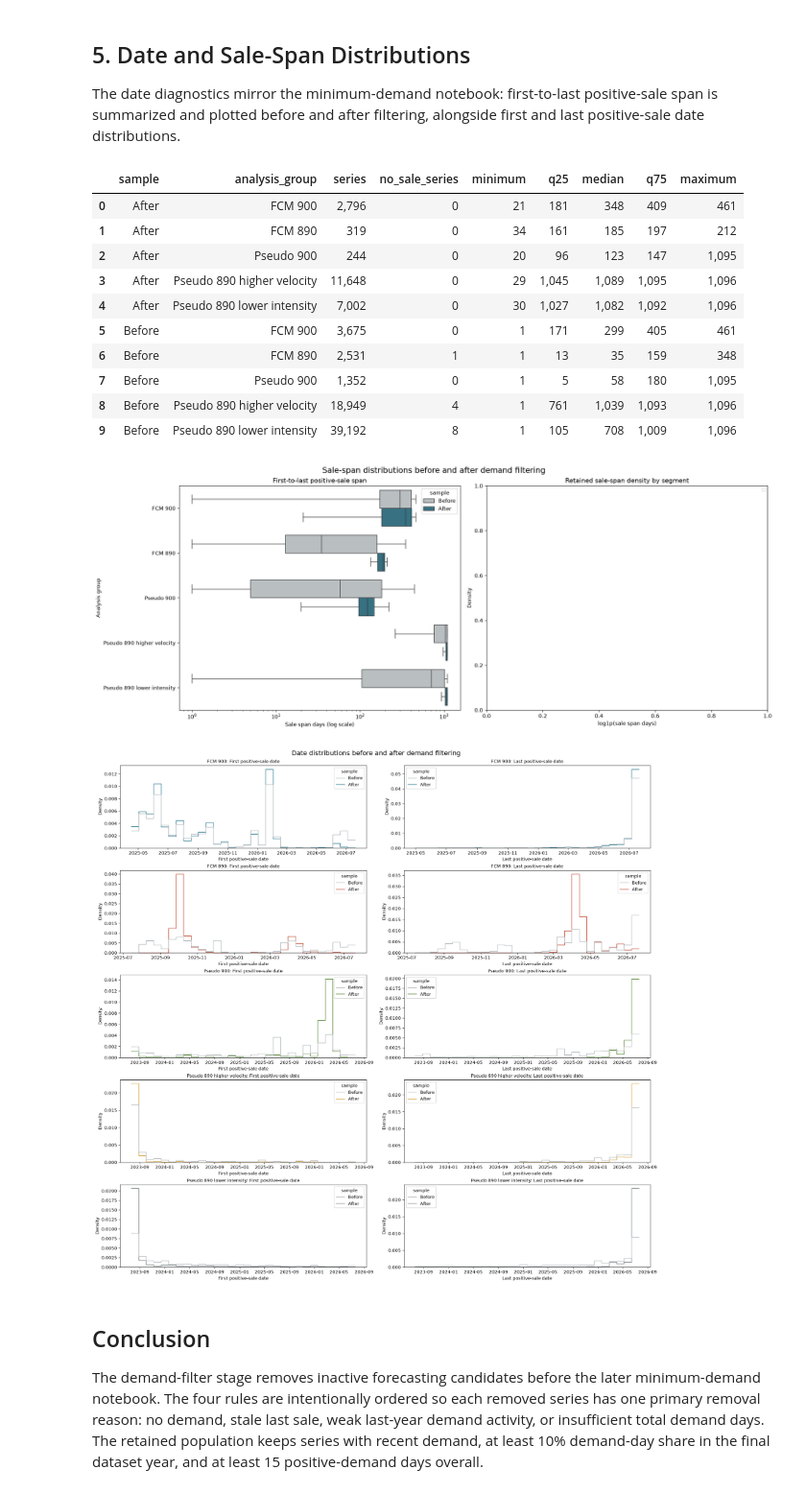
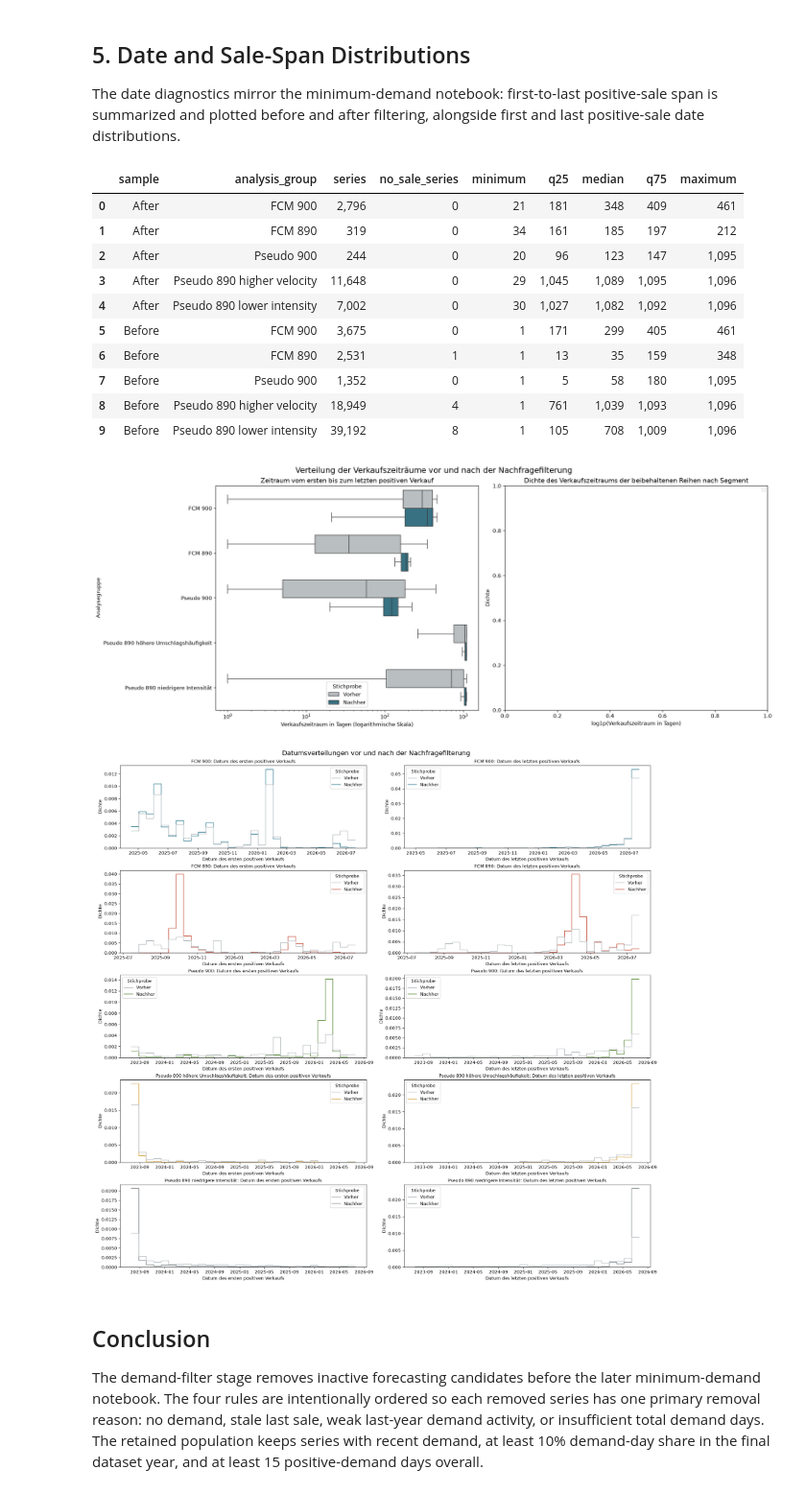
Before and after one commit to vlkkvl/transaktionen_bedientheke, a Jupyter notebook: notebooks/00_data_cleaning/00_03_demand_filter.ipynb, the cells around one changed output. Shown at 96% size. Cells and saved outputs as stored; diff of their text form; code cells hidden in the pictures.

```diff
--- a/notebooks/00_data_cleaning/00_03_demand_filter.ipynb
+++ b/notebooks/00_data_cleaning/00_03_demand_filter.ipynb
@@ -68,6 +68,13 @@ GROUP_COLORS = {
     "Pseudo 890 higher velocity": "#d7a84b",
     "Pseudo 890 lower intensity": "#7d8588",
 }
+ANALYSIS_GROUP_LABELS = {
+    "FCM 900": "FCM 900",
+    "FCM 890": "FCM 890",
+    "Pseudo 900": "Pseudo 900",
+    "Pseudo 890 higher velocity": "Pseudo 890 höhere Umschlagshäufigkeit",
+    "Pseudo 890 lower intensity": "Pseudo 890 niedrigere Intensität",
+}
 FILTER_ORDER = [
     "no_positive_sale",
     "stale_last_sale",
@@ -434,6 +442,10 @@ date_plot = pd.concat([
 date_plot["sale_span_days"] = (
     pd.to_datetime(date_plot["last_sale_period"]) - pd.to_datetime(date_plot["first_sale_period"])
 ).dt.days + 1
+date_plot["Stichprobe"] = date_plot["sample"].map({
+    "Before": "Vorher", "After": "Nachher"
+})
+date_plot["Analysegruppe"] = date_plot["analysis_group"].map(ANALYSIS_GROUP_LABELS)
 
 sale_span_summary = (
     date_plot.groupby(["sample", "analysis_group"], observed=True)
@@ -461,19 +473,19 @@ display(sale_span_summary.style.format({
 fig, axes = plt.subplots(1, 2, figsize=(18, 7), constrained_layout=True)
 sns.boxplot(
     data=date_plot.dropna(subset=["sale_span_days"]),
-    y="analysis_group",
+    y="Analysegruppe",
     x="sale_span_days",
-    hue="sample",
-    order=ANALYSIS_GROUP_ORDER,
-    hue_order=["Before", "After"],
+    hue="Stichprobe",
+    order=[ANALYSIS_GROUP_LABELS[group] for group in ANALYSIS_GROUP_ORDER],
+    hue_order=["Vorher", "Nachher"],
     showfliers=False,
-    palette={"Before": "#b8bec2", "After": "#2a788e"},
+    palette={"Vorher": "#b8bec2", "Nachher": "#2a788e"},
     ax=axes[0],
 )
 axes[0].set_xscale("log")
-axes[0].set_title("First-to-last positive-sale span")
-axes[0].set_xlabel("Sale span days (log scale)")
-axes[0].set_ylabel("Analysis group")
+axes[0].set_title("Zeitraum vom ersten bis zum letzten positiven Verkauf")
+axes[0].set_xlabel("Verkaufszeitraum in Tagen (logarithmische Skala)")
+axes[0].set_ylabel("Analysegruppe")
 
 for group_name in ANALYSIS_GROUP_ORDER:
     before = date_plot[(date_plot.analysis_group == group_name) & (date_plot.sample == "Before")].dropna(subset=["sale_span_days"])
@@ -481,57 +493,57 @@ for group_name in ANALYSIS_GROUP_ORDER:
     if not before.empty:
         sns.kdeplot(np.log1p(before.sale_span_days), color="#b8bec2", linewidth=1.0, alpha=0.35, ax=axes[1])
     if not after.empty:
-        sns.kdeplot(np.log1p(after.sale_span_days), color=GROUP_COLORS[group_name], linewidth=1.8, label=group_name, ax=axes[1])
-axes[1].set_title("Retained sale-span density by segment")
-axes[1].set_xlabel("log1p(sale span days)")
-axes[1].set_ylabel("Density")
+        sns.kdeplot(np.log1p(after.sale_span_days), color=GROUP_COLORS[group_name], linewidth=1.8, label=ANALYSIS_GROUP_LABELS[group_name], ax=axes[1])
+axes[1].set_title("Dichte des Verkaufszeitraums der beibehaltenen Reihen nach Segment")
+axes[1].set_xlabel("log1p(Verkaufszeitraum in Tagen)")
+axes[1].set_ylabel("Dichte")
 axes[1].legend(fontsize=8)
-fig.suptitle("Sale-span distributions before and after demand filtering", fontsize=15)
+fig.suptitle("Verteilung der Verkaufszeiträume vor und nach der Nachfragefilterung", fontsize=15)
 display_figure(fig)
 
 fig, axes = plt.subplots(len(ANALYSIS_GROUP_ORDER), 2, figsize=(18, 17), constrained_layout=True)
 for row_index, group_name in enumerate(ANALYSIS_GROUP_ORDER):
     group_values = date_plot[date_plot["analysis_group"] == group_name].copy()
     for col_index, (date_col, title) in enumerate([
-        ("first_sale_period", "First positive-sale date"),
-        ("last_sale_period", "Last positive-sale date"),
+        ("first_sale_period", "Datum des ersten positiven Verkaufs"),
+        ("last_sale_period", "Datum des letzten positiven Verkaufs"),
     ]):
         ax = axes[row_index, col_index]
         values = group_values.dropna(subset=[date_col]).copy()
         values[date_col] = pd.to_datetime(values[date_col])
         sns.histplot(
             data=values,
             x=date_col,
-            hue="sample",
-            hue_order=["Before", "After"],
+            hue="Stichprobe",
+            hue_order=["Vorher", "Nachher"],
             stat="density",
             common_norm=False,
             bins=30,
             element="step",
             fill=False,
             linewidth=1.3,
-            palette={"Before": "#b8bec2", "After": GROUP_COLORS[group_name]},
+            palette={"Vorher": "#b8bec2", "Nachher": GROUP_COLORS[group_name]},
             ax=ax,
         )
-        ax.set_title(f"{group_name}: {title}", fontsize=10)
+        ax.set_title(f"{ANALYSIS_GROUP_LABELS[group_name]}: {title}", fontsize=10)
         ax.set_xlabel(title)
-        ax.set_ylabel("Density")
-fig.suptitle("Date distributions before and after demand filtering", fontsize=15)
+        ax.set_ylabel("Dichte")
+fig.suptitle("Datumsverteilungen vor und nach der Nachfragefilterung", fontsize=15)
 display_figure(fig)
 # %% [output]
 |  | sample | analysis_group | series | no_sale_series | minimum | q25 | median | q75 | maximum |
 | 0 | After | FCM 900 | 2,796 | 0 | 21 | 181 | 348 | 409 | 461 |
 | 1 | After | FCM 890 | 319 | 0 | 34 | 161 | 185 | 197 | 212 |
 | 2 | After | Pseudo 900 | 244 | 0 | 20 | 96 | 123 | 147 | 1,095 |
 | 3 | After | Pseudo 890 higher velocity | 11,648 | 0 | 29 | 1,045 | 1,089 | 1,095 | 1,096 |
 | 4 | After | Pseudo 890 lower intensity | 7,002 | 0 | 30 | 1,027 | 1,082 | 1,092 | 1,096 |
 | 5 | Before | FCM 900 | 3,675 | 0 | 1 | 171 | 299 | 405 | 461 |
 | 6 | Before | FCM 890 | 2,531 | 1 | 1 | 13 | 35 | 159 | 348 |
 | 7 | Before | Pseudo 900 | 1,352 | 0 | 1 | 5 | 58 | 180 | 1,095 |
 | 8 | Before | Pseudo 890 higher velocity | 18,949 | 4 | 1 | 761 | 1,039 | 1,093 | 1,096 |
 | 9 | Before | Pseudo 890 lower intensity | 39,192 | 8 | 1 | 105 | 708 | 1,009 | 1,096 |
-[figure, old version]
+[figure, new version]
-[figure, old version]
+[figure, new version]
 # %% [markdown]
 ## Conclusion
 
```
Also changed, not shown: parts of 1 cell of this notebook, 16 other files.
